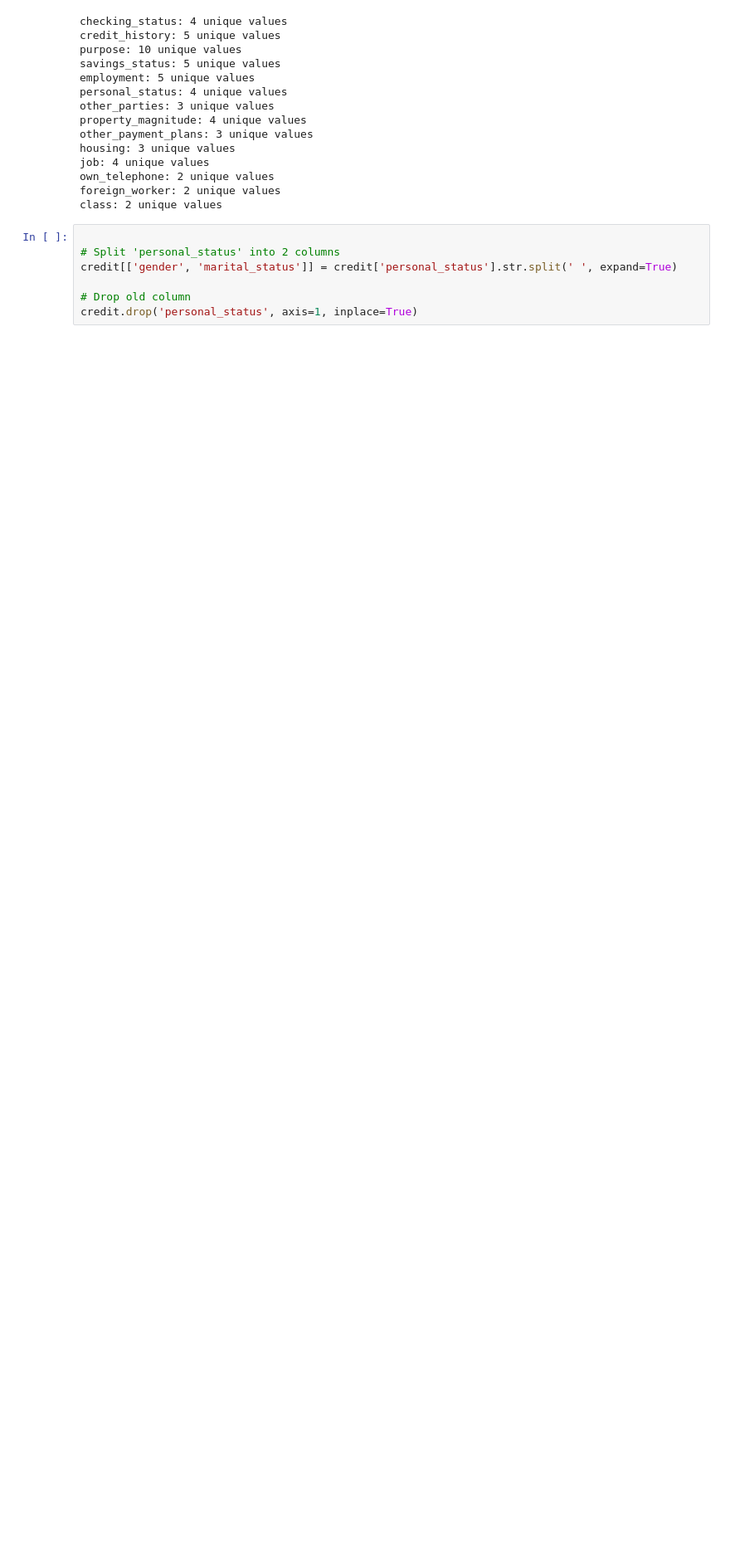
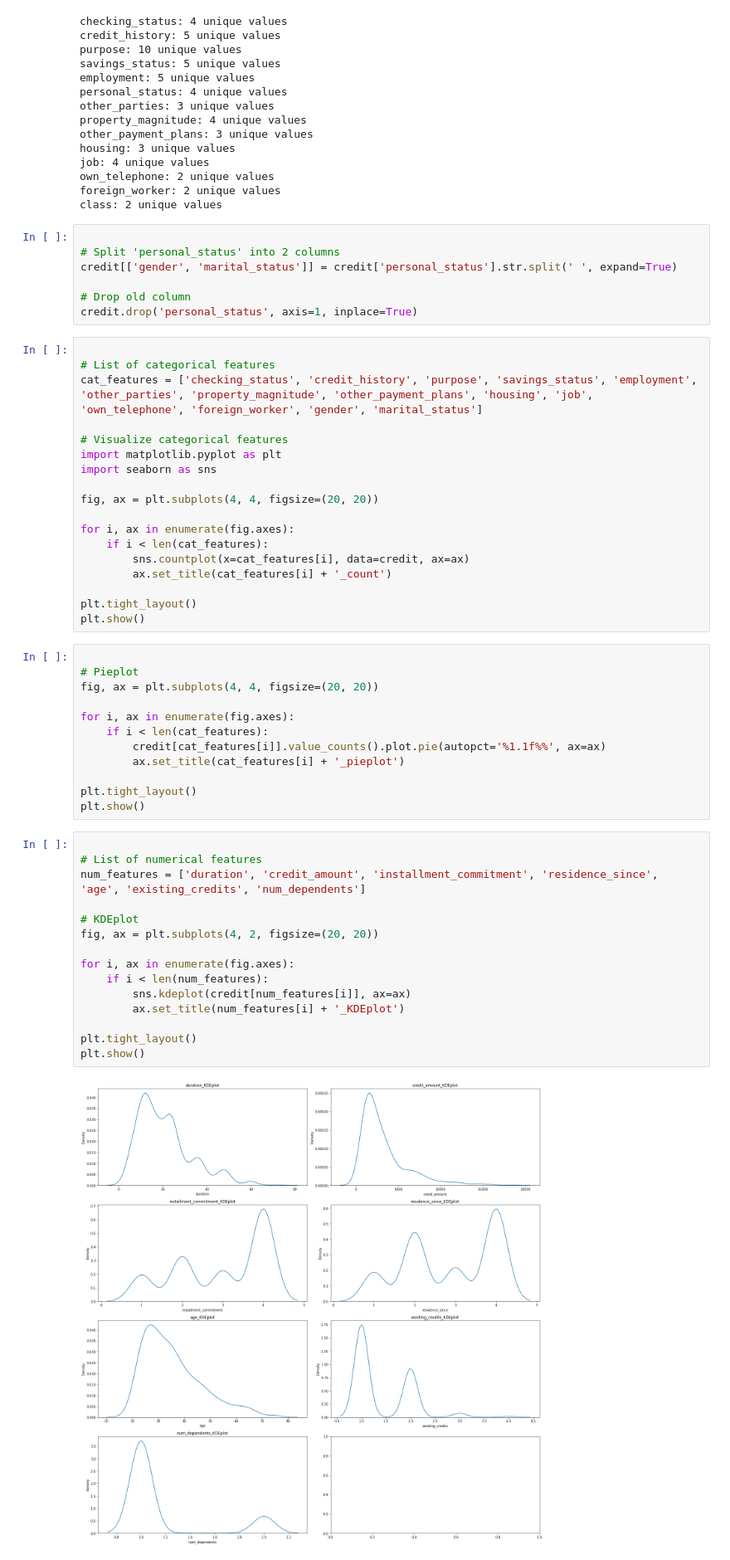
Before and after one commit to vanduc103/chatDS, a Jupyter notebook: credit_code.ipynb, the cells around one changed output. Shown at 83% size. Drawn from its saved outputs; the diff is of its cells as text; blank space fills up the shorter version.

```diff
--- a/credit_code.ipynb
+++ b/credit_code.ipynb
@@ -31,3 +31,50 @@ credit[['gender', 'marital_status']] = credit['personal_status'].str.split(' ',
 
 # Drop old column
 credit.drop('personal_status', axis=1, inplace=True)
+# %%
+
+# List of categorical features
+cat_features = ['checking_status', 'credit_history', 'purpose', 'savings_status', 'employment', 'other_parties', 'property_magnitude', 'other_payment_plans', 'housing', 'job', 'own_telephone', 'foreign_worker', 'gender', 'marital_status']
+
+# Visualize categorical features
+import matplotlib.pyplot as plt
+import seaborn as sns
+
+fig, ax = plt.subplots(4, 4, figsize=(20, 20))
+
+for i, ax in enumerate(fig.axes):
+    if i < len(cat_features):
+        sns.countplot(x=cat_features[i], data=credit, ax=ax)
+        ax.set_title(cat_features[i] + '_count')
+
+plt.tight_layout()
+plt.show()
+# %%
+
+# Pieplot
+fig, ax = plt.subplots(4, 4, figsize=(20, 20))
+
+for i, ax in enumerate(fig.axes):
+    if i < len(cat_features):
+        credit[cat_features[i]].value_counts().plot.pie(autopct='%1.1f%%', ax=ax)
+        ax.set_title(cat_features[i] + '_pieplot')
+
+plt.tight_layout()
+plt.show()
+# %%
+
+# List of numerical features
+num_features = ['duration', 'credit_amount', 'installment_commitment', 'residence_since', 'age', 'existing_credits', 'num_dependents']
+
+# KDEplot
+fig, ax = plt.subplots(4, 2, figsize=(20, 20))
+
+for i, ax in enumerate(fig.axes):
+    if i < len(num_features):
+        sns.kdeplot(credit[num_features[i]], ax=ax)
+        ax.set_title(num_features[i] + '_KDEplot')
+
+plt.tight_layout()
+plt.show()
+# %% [output]
+[figure, added]
```
Also changed, not shown: parts of 7 cells of this notebook, 3 other files.
